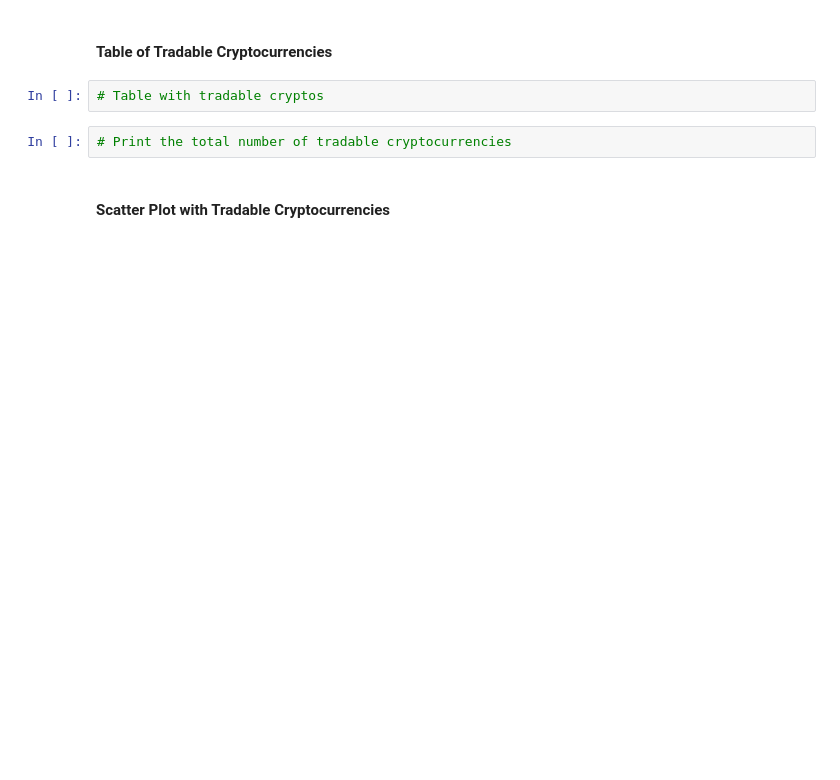
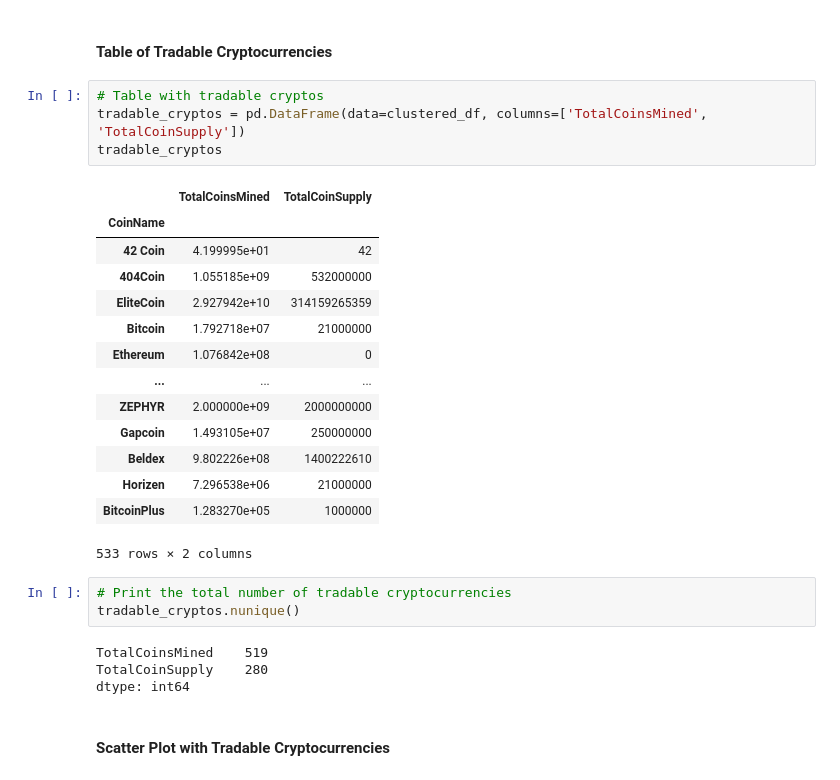
Before and after one commit to aalfiler/Clustering_Crypto, a Jupyter notebook: Code/crypto_clustering.ipynb, the cells around one changed output. Drawn from its saved outputs; the diff is of its cells as text; blank space fills up the shorter version.

Commit message:
some data viz

```diff
--- a/Code/crypto_clustering.ipynb
+++ b/Code/crypto_clustering.ipynb
@@ -334,8 +337,30 @@ fig.show()
 #### Table of Tradable Cryptocurrencies
 # %%
 # Table with tradable cryptos
+tradable_cryptos = pd.DataFrame(data=clustered_df, columns=['TotalCoinsMined', 'TotalCoinSupply'])
+tradable_cryptos
+# %% [output]
+|  | TotalCoinsMined | TotalCoinSupply |
+| CoinName |  |  |
+| 42 Coin | 4.199995e+01 | 42 |
+| 404Coin | 1.055185e+09 | 532000000 |
+| EliteCoin | 2.927942e+10 | 314159265359 |
+| Bitcoin | 1.792718e+07 | 21000000 |
+| Ethereum | 1.076842e+08 | 0 |
+| ... | ... | ... |
+| ZEPHYR | 2.000000e+09 | 2000000000 |
+| Gapcoin | 1.493105e+07 | 250000000 |
+| Beldex | 9.802226e+08 | 1400222610 |
+| Horizen | 7.296538e+06 | 21000000 |
+| BitcoinPlus | 1.283270e+05 | 1000000 |
+533 rows × 2 columns
 # %%
 # Print the total number of tradable cryptocurrencies
+tradable_cryptos.nunique()
+# %% [output]
+TotalCoinsMined    519
+TotalCoinSupply    280
+dtype: int64
 # %% [markdown]
 #### Scatter Plot with Tradable Cryptocurrencies
 # %%
```
Also changed, not shown: parts of 14 cells of this notebook.
